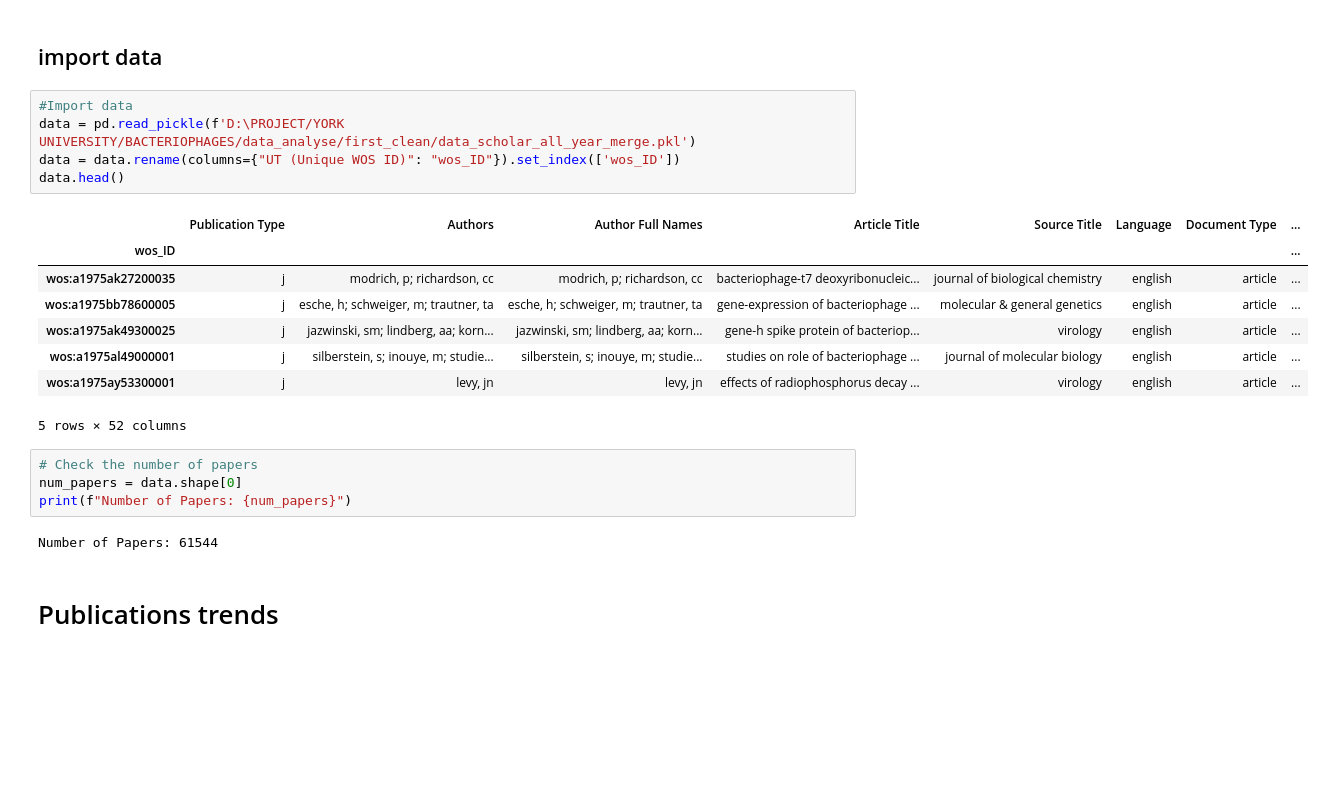
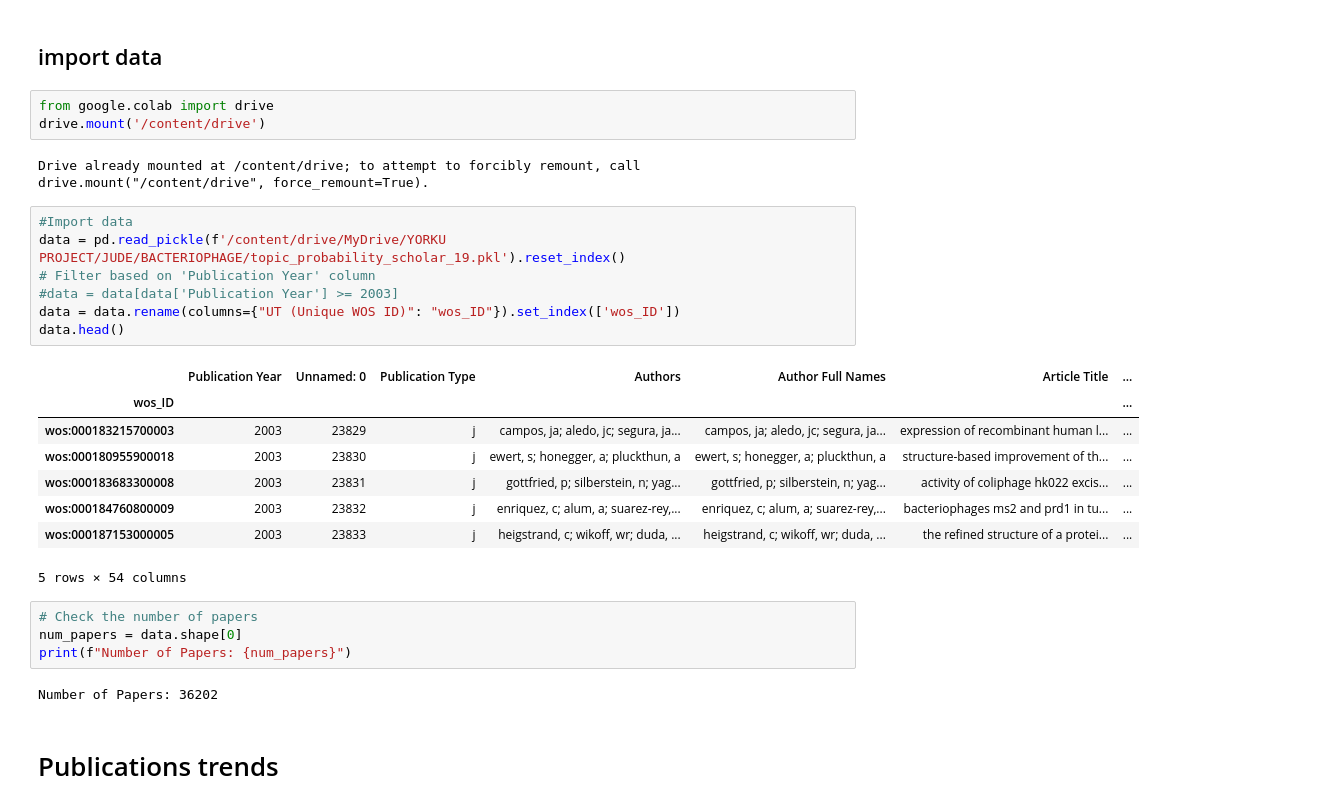
Before and after one commit to descartesmbogning/Deciphering_Bacteriophage_Revolution, a Jupyter notebook: 1_scholar_analysis_trend2.ipynb, the cells around one changed output. Cells and saved outputs as stored; diff of their text form; blank space fills up the shorter version.

```diff
--- a/1_scholar_analysis_trend2.ipynb
+++ b/1_scholar_analysis_trend2.ipynb
@@ -35,26 +35,33 @@ def test_sig(x, y):
         return stats.mannwhitneyu(x, y)
 # %% [markdown]
 ## import data
+# %%
+from google.colab import drive
+drive.mount('/content/drive')
+# %% [output]
+Drive already mounted at /content/drive; to attempt to forcibly remount, call drive.mount("/content/drive", force_remount=True).
 # %%
 #Import data
-data = pd.read_pickle(f'D:\PROJECT/YORK UNIVERSITY/BACTERIOPHAGES/data_analyse/first_clean/data_scholar_all_year_merge.pkl')
+data = pd.read_pickle(f'/content/drive/MyDrive/YORKU PROJECT/JUDE/BACTERIOPHAGE/topic_probability_scholar_19.pkl').reset_index()
+# Filter based on 'Publication Year' column
+#data = data[data['Publication Year'] >= 2003]
 data = data.rename(columns={"UT (Unique WOS ID)": "wos_ID"}).set_index(['wos_ID'])
 data.head()
 # %% [output]
-|  | Publication Type | Authors | Author Full Names | Article Title | Source Title | Language | Document Type | ... |
-| wos_ID |  |  |  |  |  |  |  | ... |
-| wos:a1975ak27200035 | j | modrich, p; richardson, cc | modrich, p; richardson, cc | bacteriophage-t7 deoxyribonucleic... | journal of biological chemistry | english | article | ... |
-| wos:a1975bb78600005 | j | esche, h; schweiger, m; trautner, ta | esche, h; schweiger, m; trautner, ta | gene-expression of bacteriophage ... | molecular & general genetics | english | article | ... |
-| wos:a1975ak49300025 | j | jazwinski, sm; lindberg, aa; korn... | jazwinski, sm; lindberg, aa; korn... | gene-h spike protein of bacteriop... | virology | english | article | ... |
-| wos:a1975al49000001 | j | silberstein, s; inouye, m; studie... | silberstein, s; inouye, m; studie... | studies on role of bacteriophage ... | journal of molecular biology | english | article | ... |
-| wos:a1975ay53300001 | j | levy, jn | levy, jn | effects of radiophosphorus decay ... | virology | english | article | ... |
+|  | Publication Year | Unnamed: 0 | Publication Type | Authors | Author Full Names | Article Title | ... |
+| wos_ID |  |  |  |  |  |  | ... |
+| wos:000183215700003 | 2003 | 23829 | j | campos, ja; aledo, jc; segura, ja... | campos, ja; aledo, jc; segura, ja... | expression of recombinant human l... | ... |
+| wos:000180955900018 | 2003 | 23830 | j | ewert, s; honegger, a; pluckthun, a | ewert, s; honegger, a; pluckthun, a | structure-based improvement of th... | ... |
+| wos:000183683300008 | 2003 | 23831 | j | gottfried, p; silberstein, n; yag... | gottfried, p; silberstein, n; yag... | activity of coliphage hk022 excis... | ... |
+| wos:000184760800009 | 2003 | 23832 | j | enriquez, c; alum, a; suarez-rey,... | enriquez, c; alum, a; suarez-rey,... | bacteriophages ms2 and prd1 in tu... | ... |
+| wos:000187153000005 | 2003 | 23833 | j | heigstrand, c; wikoff, wr; duda, ... | heigstrand, c; wikoff, wr; duda, ... | the refined structure of a protei... | ... |
-5 rows × 52 columns
+5 rows × 54 columns
 # %%
 # Check the number of papers
 num_papers = data.shape[0]
 print(f"Number of Papers: {num_papers}")
 # %% [output]
-Number of Papers: 61544
+Number of Papers: 36202
 # %% [markdown]
 # Publications trends
 # %%
```
Also changed, not shown: parts of 55 cells of this notebook.
